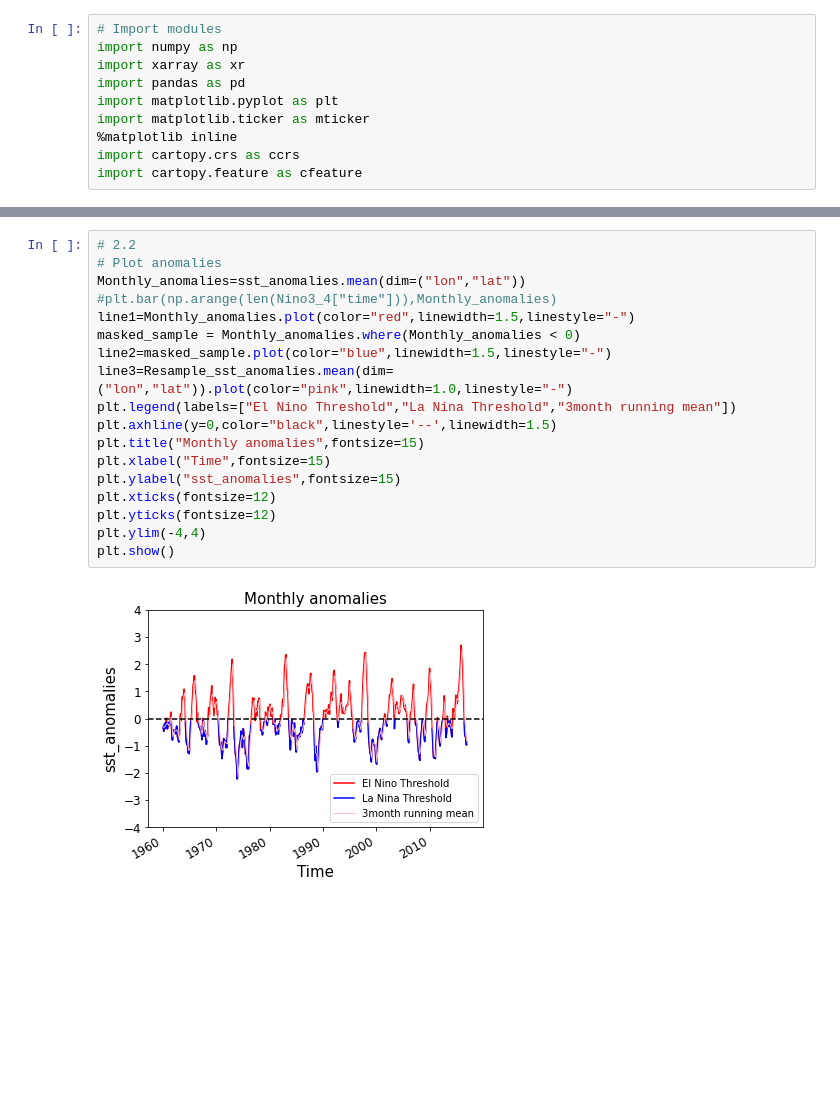
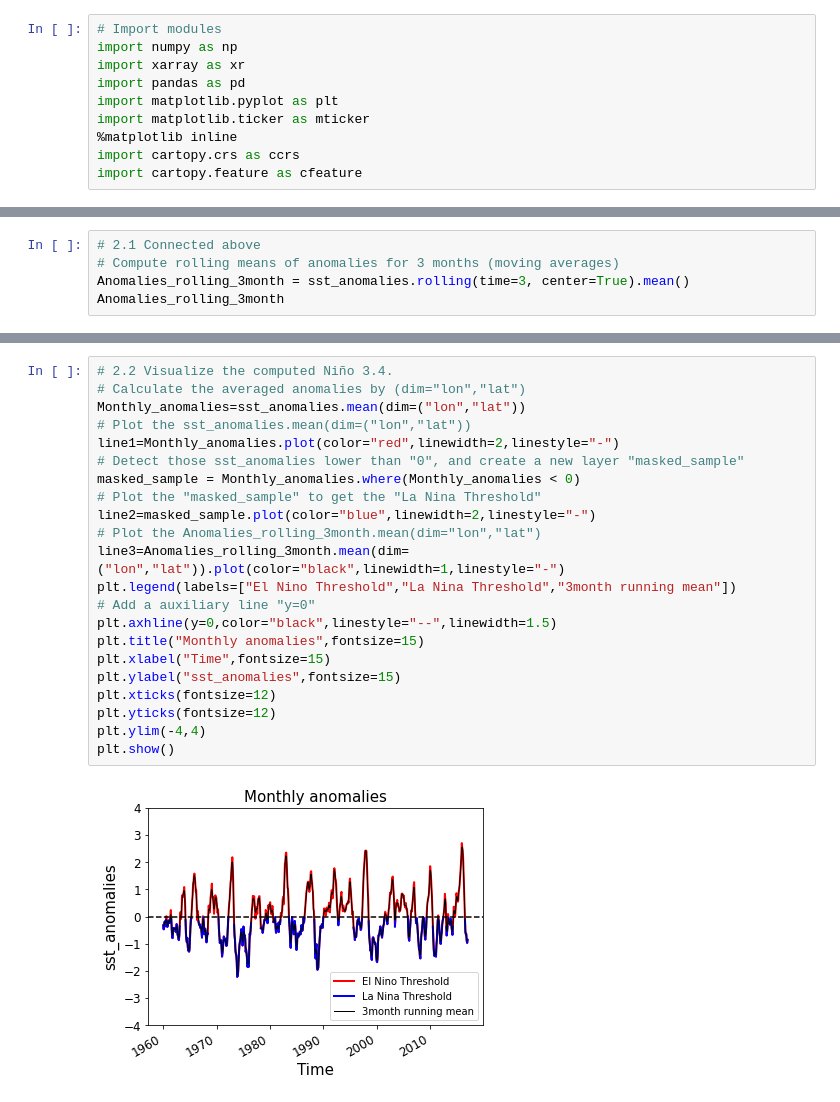
Before and after one commit to BaolingYang/ESE5023_Assignments_12132228, a Jupyter notebook: PS3_Codes.ipynb, the cells around one changed output, grey strips where cells are left out. Saved outputs shown, nothing was run; the diff lists cells and outputs as text; blank space fills up the shorter version.

```diff
--- a/PS3.ipynb
+++ b/PS3_Codes.ipynb
@@ -130,0 +146,5 @@ Coordinates:
+# %%
+# 2.1 Connected above
+# Compute rolling means of anomalies for 3 months (moving averages)
+Anomalies_rolling_3month = sst_anomalies.rolling(time=3, center=True).mean()
+Anomalies_rolling_3month
@@ -131,21 +169,25 @@ Coordinates:
 # %%
-# 2.2
-# Plot anomalies
+# 2.2 Visualize the computed Niño 3.4.
+# Calculate the averaged anomalies by (dim="lon","lat")
 Monthly_anomalies=sst_anomalies.mean(dim=("lon","lat"))
-#plt.bar(np.arange(len(Nino3_4["time"])),Monthly_anomalies)
-line1=Monthly_anomalies.plot(color="red",linewidth=1.5,linestyle="-")
+# Plot the sst_anomalies.mean(dim=("lon","lat"))
+line1=Monthly_anomalies.plot(color="red",linewidth=2,linestyle="-")
+# Detect those sst_anomalies lower than "0", and create a new layer "masked_sample"
 masked_sample = Monthly_anomalies.where(Monthly_anomalies < 0)
-line2=masked_sample.plot(color="blue",linewidth=1.5,linestyle="-")
-line3=Resample_sst_anomalies.mean(dim=("lon","lat")).plot(color="pink",linewidth=1.0,linestyle="-")
+# Plot the "masked_sample" to get the "La Nina Threshold"
+line2=masked_sample.plot(color="blue",linewidth=2,linestyle="-")
+# Plot the Anomalies_rolling_3month.mean(dim="lon","lat")
+line3=Anomalies_rolling_3month.mean(dim=("lon","lat")).plot(color="black",linewidth=1,linestyle="-")
 plt.legend(labels=["El Nino Threshold","La Nina Threshold","3month running mean"])
-plt.axhline(y=0,color="black",linestyle='--',linewidth=1.5)
+# Add a auxiliary line "y=0"
+plt.axhline(y=0,color="black",linestyle="--",linewidth=1.5)
 plt.title("Monthly anomalies",fontsize=15)
 plt.xlabel("Time",fontsize=15)
 plt.ylabel("sst_anomalies",fontsize=15)
 plt.xticks(fontsize=12)
 plt.yticks(fontsize=12)
 plt.ylim(-4,4)
 plt.show()
 # %% [output]
-[figure, old version]
+[figure, new version]
 # %%
```
Also changed, not shown: parts of 15 cells of this notebook, 1 other file.
